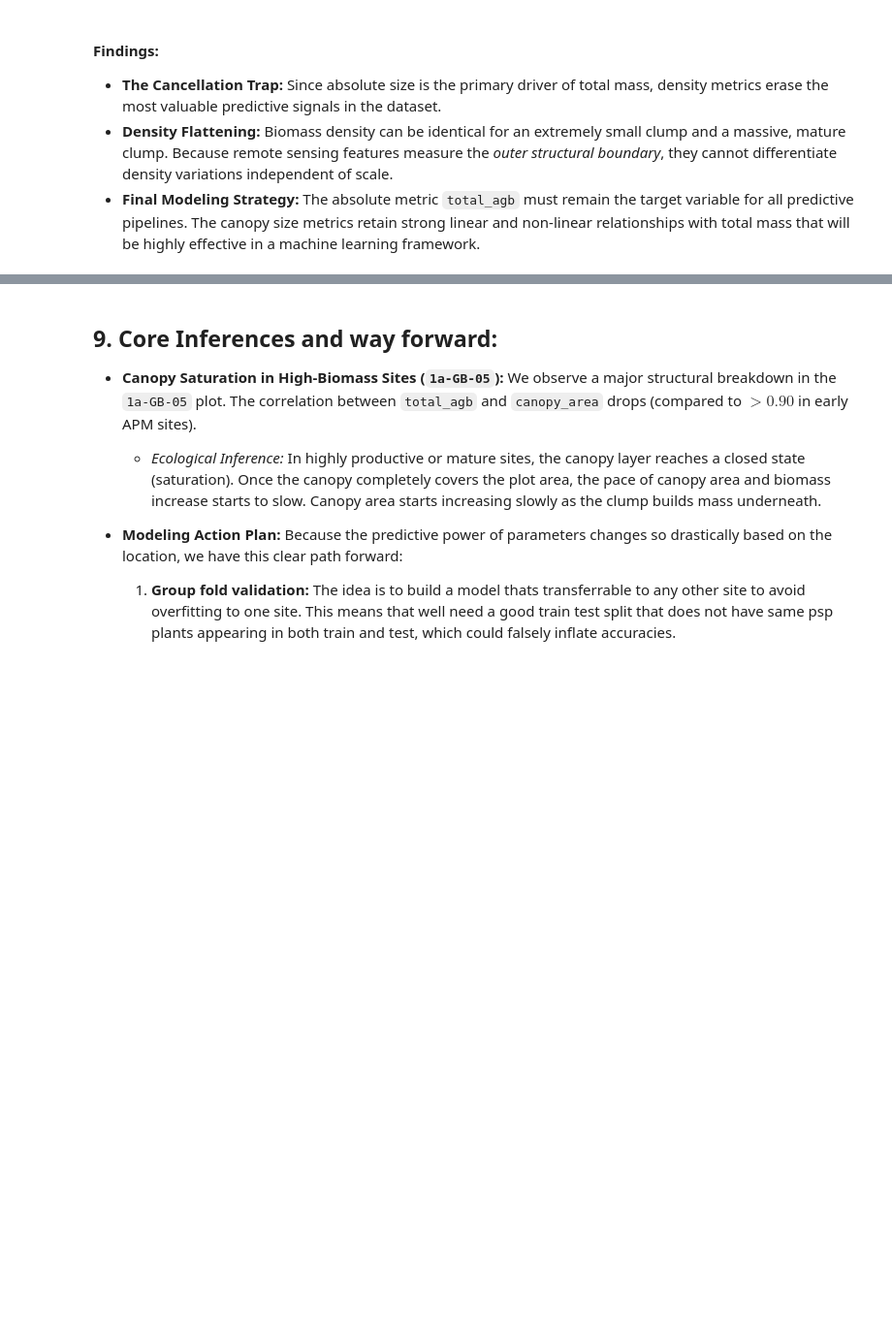
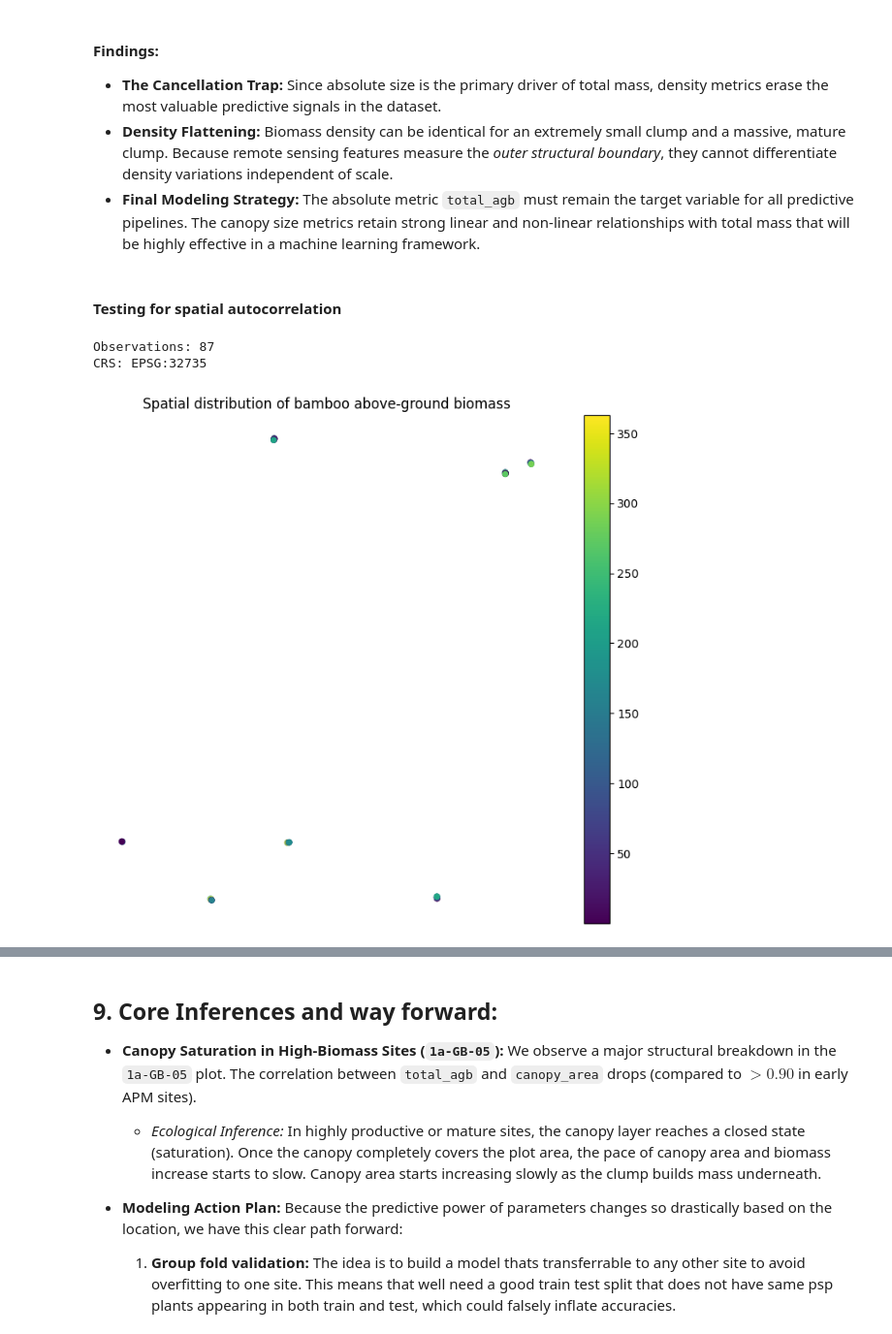
Before and after one commit to acreinsightsltd-terp/ECOPLANET-BIOMASS-MODELLING, a Jupyter notebook: 04_SCRIPTS/EDA/exploratory_data_analysis.ipynb, the cells around one changed output, grey strips where cells are left out. Shown at 97% size. Drawn from its saved outputs; the diff is of its cells as text; code cells hidden in the pictures; blank space fills up the shorter version.

Commit message:
Added spatial autocorrelation test to the exploration

```diff
--- a/04_SCRIPTS/EDA/exploratory_data_analysis.ipynb
+++ b/04_SCRIPTS/EDA/exploratory_data_analysis.ipynb
@@ -954,3 +955,37 @@ Name: total_culms, dtype: float64
 * **The Cancellation Trap:**  Since absolute size is the primary driver of total mass, density metrics erase the most valuable predictive signals in the dataset.
 * **Density Flattening:** Biomass density can be identical for an extremely small clump and a massive, mature clump. Because remote sensing features measure the *outer structural boundary*, they cannot differentiate density variations independent of scale.
 * **Final Modeling Strategy:** The absolute metric `total_agb` must remain the target variable for all predictive pipelines. The canopy size metrics retain strong linear and non-linear relationships with total mass that will be highly effective in a machine learning framework.
+# %% [markdown]
+#### Testing for spatial autocorrelation
+# %%
+spatial_df = df.copy()
+
+spatial_df = spatial_df[
+    spatial_df.geometry.notna()
+].copy()
+
+spatial_df = spatial_df[
+    ~spatial_df.geometry.is_empty
+].copy()
+
+print(f"Observations: {len(spatial_df)}")
+print(f"CRS: {spatial_df.crs}")
+# %% [output]
+Observations: 87
+CRS: EPSG:32735
+# %%
+fig, ax = plt.subplots(figsize=(10, 8))
+
+spatial_df.plot(
+    column="total_agb",
+    ax=ax,
+    legend=True,
+    markersize=20
+)
+
+ax.set_title("Spatial distribution of bamboo above-ground biomass")
+ax.set_axis_off()
+
+plt.show()
+# %% [output]
+[figure, added]
```
Also changed, not shown: parts of 7 cells of this notebook.
